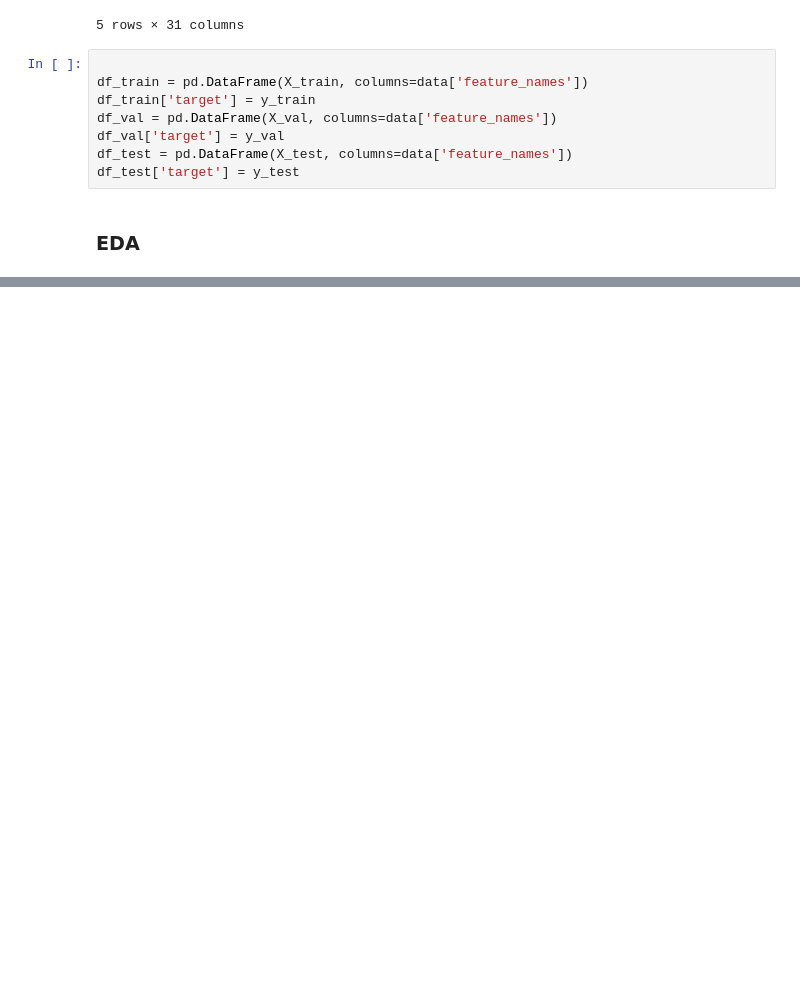
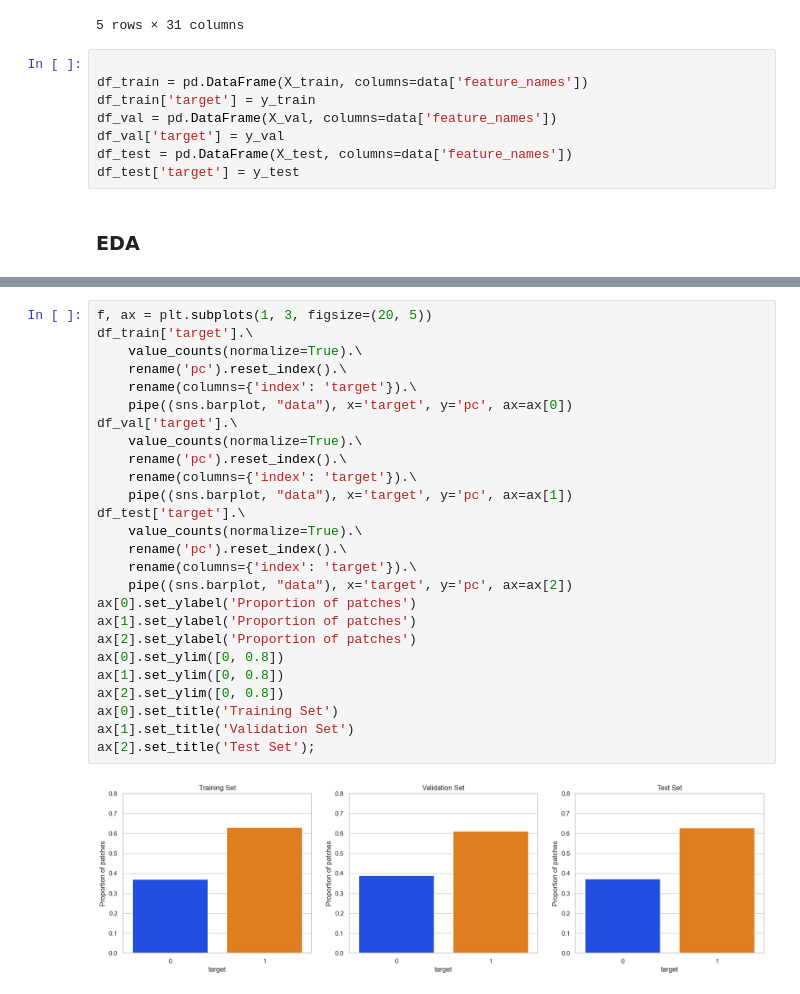
Before and after one commit to sguys99/self-study, a Jupyter notebook: xai/xai_book/ch04/ch04.ipynb, the cells around one changed output, grey strips where cells are left out. Drawn from its saved outputs; the diff is of its cells as text; blank space fills up the shorter version.

```diff
--- a/xai/xai_book/ch04/ch04.ipynb
+++ b/xai/xai_book/ch04/ch04.ipynb
@@ -154,0 +164,28 @@ df_test['target'] = y_test
+# %%
+f, ax = plt.subplots(1, 3, figsize=(20, 5))
+df_train['target'].\
+    value_counts(normalize=True).\
+    rename('pc').reset_index().\
+    rename(columns={'index': 'target'}).\
+    pipe((sns.barplot, "data"), x='target', y='pc', ax=ax[0])
+df_val['target'].\
+    value_counts(normalize=True).\
+    rename('pc').reset_index().\
+    rename(columns={'index': 'target'}).\
+    pipe((sns.barplot, "data"), x='target', y='pc', ax=ax[1])
+df_test['target'].\
+    value_counts(normalize=True).\
+    rename('pc').reset_index().\
+    rename(columns={'index': 'target'}).\
+    pipe((sns.barplot, "data"), x='target', y='pc', ax=ax[2])
+ax[0].set_ylabel('Proportion of patches')
+ax[1].set_ylabel('Proportion of patches')
+ax[2].set_ylabel('Proportion of patches')
+ax[0].set_ylim([0, 0.8])
+ax[1].set_ylim([0, 0.8])
+ax[2].set_ylim([0, 0.8])
+ax[0].set_title('Training Set')
+ax[1].set_title('Validation Set')
+ax[2].set_title('Test Set');
+# %% [output]
+[figure, added]
```
Also changed, not shown: parts of 37 cells of this notebook, 9 other files.
